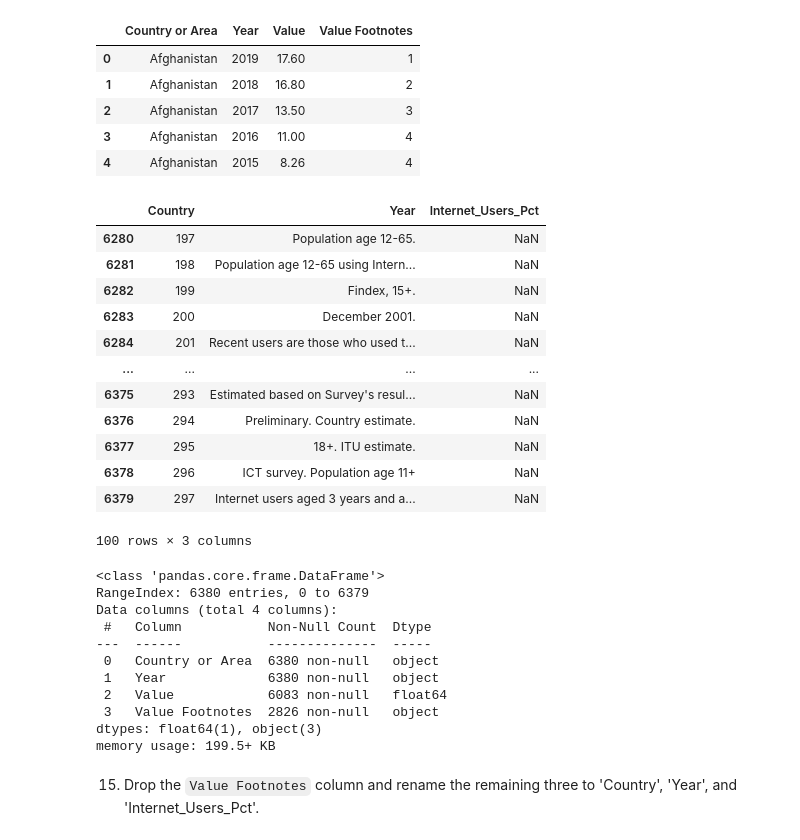
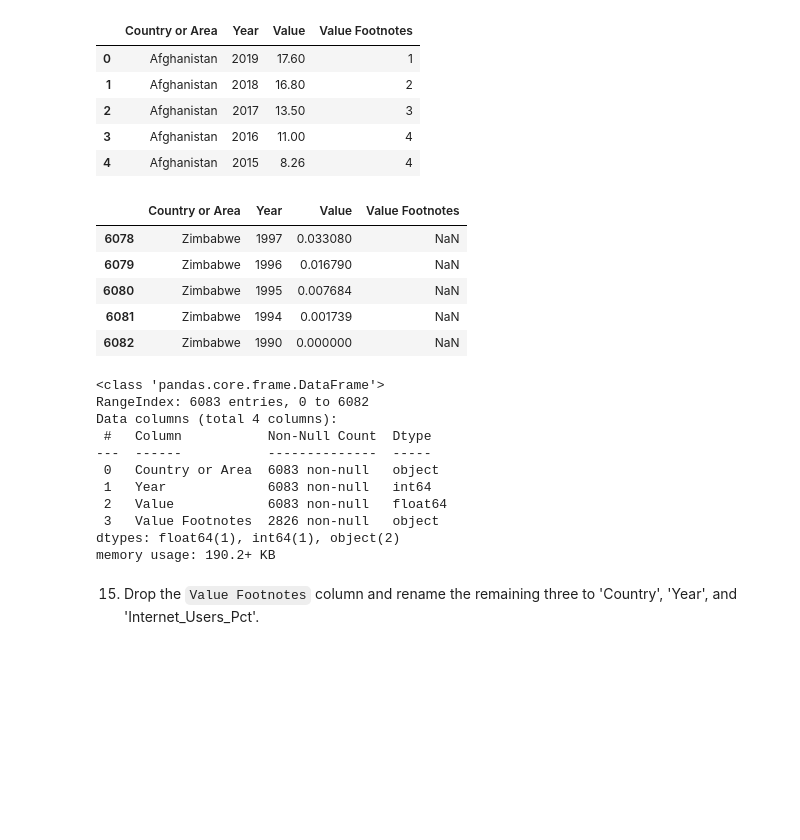
Before and after one commit to NSS-Data-Analytics-Cohort-14/gdp-and-internet-usage-Djmayfield-alt, a Jupyter notebook: notebooks/gdp_project.ipynb, the cells around one changed output. Cells and saved outputs as stored; diff of their text form; code cells hidden in the pictures; blank space fills up the shorter version.

```diff
--- a/notebooks/gdp_project.ipynb
+++ b/notebooks/gdp_project.ipynb
@@ -266,7 +266,7 @@ plt.show()
 # %% [markdown]
 14. Read in the internet use dataset into a DataFrame named `internet_df`. You will likely get errors when doing this. Check the arguments for the read_csv function to find ones that can help correct the errors (https://pandas.pydata.org/docs/reference/api/pandas.read_csv.html) Once you are able to read it in, take per a look at the top and bottom few rows to make sure that it has been read in correctly. Also, check the datatypes of the columns.
 # %%
-internet_df = pd.read_csv('../data/internet_use.csv', on_bad_lines='skip', skipfooter=0)
+internet_df = pd.read_csv('../data/internet_use.csv', on_bad_lines='skip', skipfooter=297, engine='python')
 internet_df.head()
 # %% [output]
 |  | Country or Area | Year | Value | Value Footnotes |
@@ -276,35 +276,28 @@ internet_df.head()
 | 3 | Afghanistan | 2016 | 11.00 | 4 |
 | 4 | Afghanistan | 2015 | 8.26 | 4 |
 # %%
-internet_df.tail(100)
+internet_df.tail()
 # %% [output]
-|  | Country | Year | Internet_Users_Pct |
-| 6280 | 197 | Population age 12-65. | NaN |
-| 6281 | 198 | Population age 12-65 using Intern... | NaN |
-| 6282 | 199 | Findex, 15+. | NaN |
-| 6283 | 200 | December 2001. | NaN |
-| 6284 | 201 | Recent users are those who used t... | NaN |
-| ... | ... | ... | ... |
-| 6375 | 293 | Estimated based on Survey's resul... | NaN |
-| 6376 | 294 | Preliminary. Country estimate. | NaN |
-| 6377 | 295 | 18+. ITU estimate. | NaN |
-| 6378 | 296 | ICT survey. Population age 11+ | NaN |
-| 6379 | 297 | Internet users aged 3 years and a... | NaN |
+|  | Country or Area | Year | Value | Value Footnotes |
+| 6078 | Zimbabwe | 1997 | 0.033080 | NaN |
+| 6079 | Zimbabwe | 1996 | 0.016790 | NaN |
+| 6080 | Zimbabwe | 1995 | 0.007684 | NaN |
+| 6081 | Zimbabwe | 1994 | 0.001739 | NaN |
+| 6082 | Zimbabwe | 1990 | 0.000000 | NaN |
-100 rows × 3 columns
 # %%
 internet_df.info()
 # %% [output]
 <class 'pandas.core.frame.DataFrame'>
-RangeIndex: 6380 entries, 0 to 6379
+RangeIndex: 6083 entries, 0 to 6082
 Data columns (total 4 columns):
  #   Column           Non-Null Count  Dtype
 ---  ------           --------------  -----
- 0   Country or Area  6380 non-null   object
- 1   Year             6380 non-null   object
+ 0   Country or Area  6083 non-null   object
+ 1   Year             6083 non-null   int64
  2   Value            6083 non-null   float64
  3   Value Footnotes  2826 non-null   object
-dtypes: float64(1), object(3)
-memory usage: 199.5+ KB
+dtypes: float64(1), int64(1), object(2)
+memory usage: 190.2+ KB
 # %% [markdown]
 15. Drop the `Value Footnotes` column and rename the remaining three to 'Country', 'Year', and 'Internet_Users_Pct'.
 # %%
```
Also changed, not shown: parts of 2 cells of this notebook.
